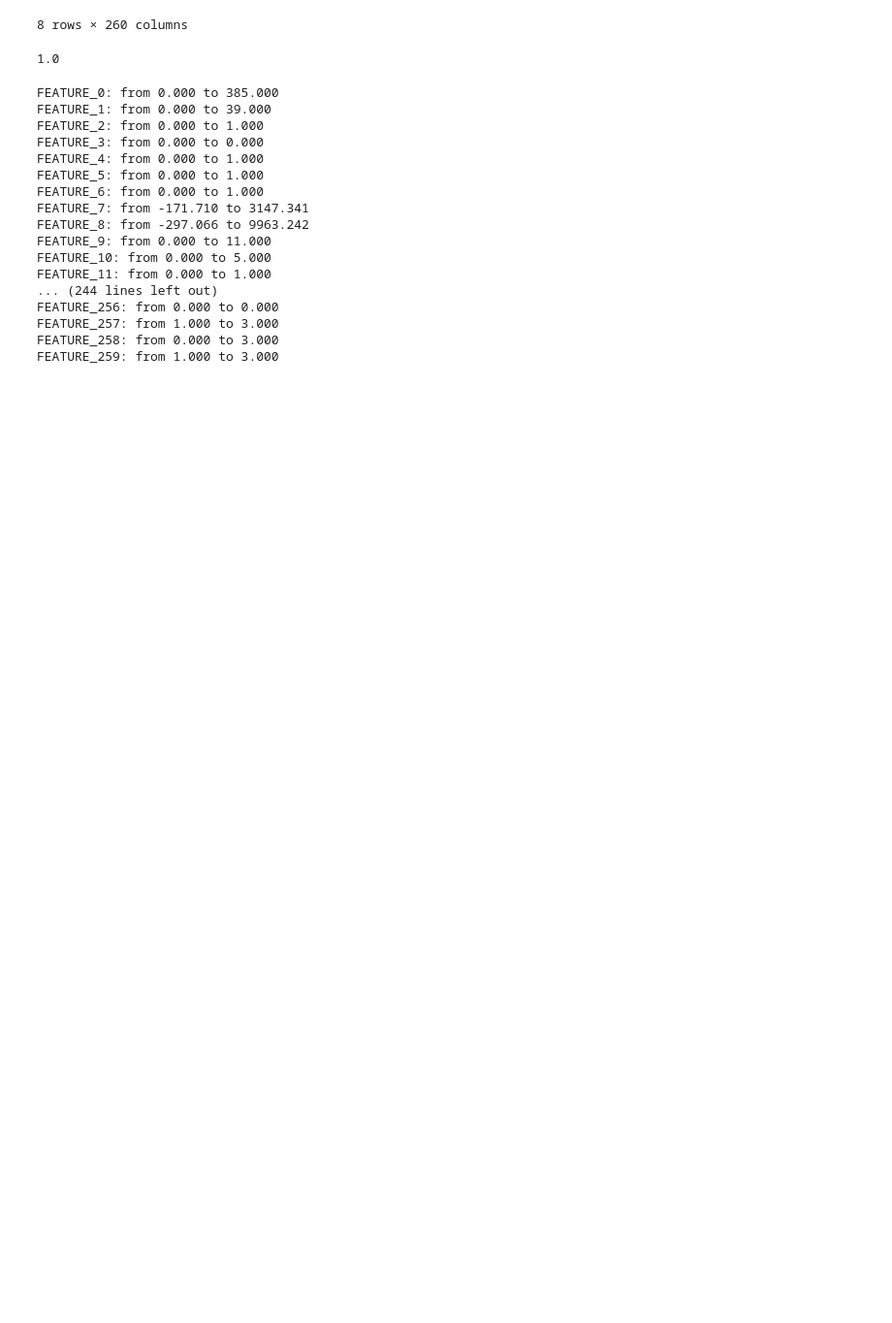
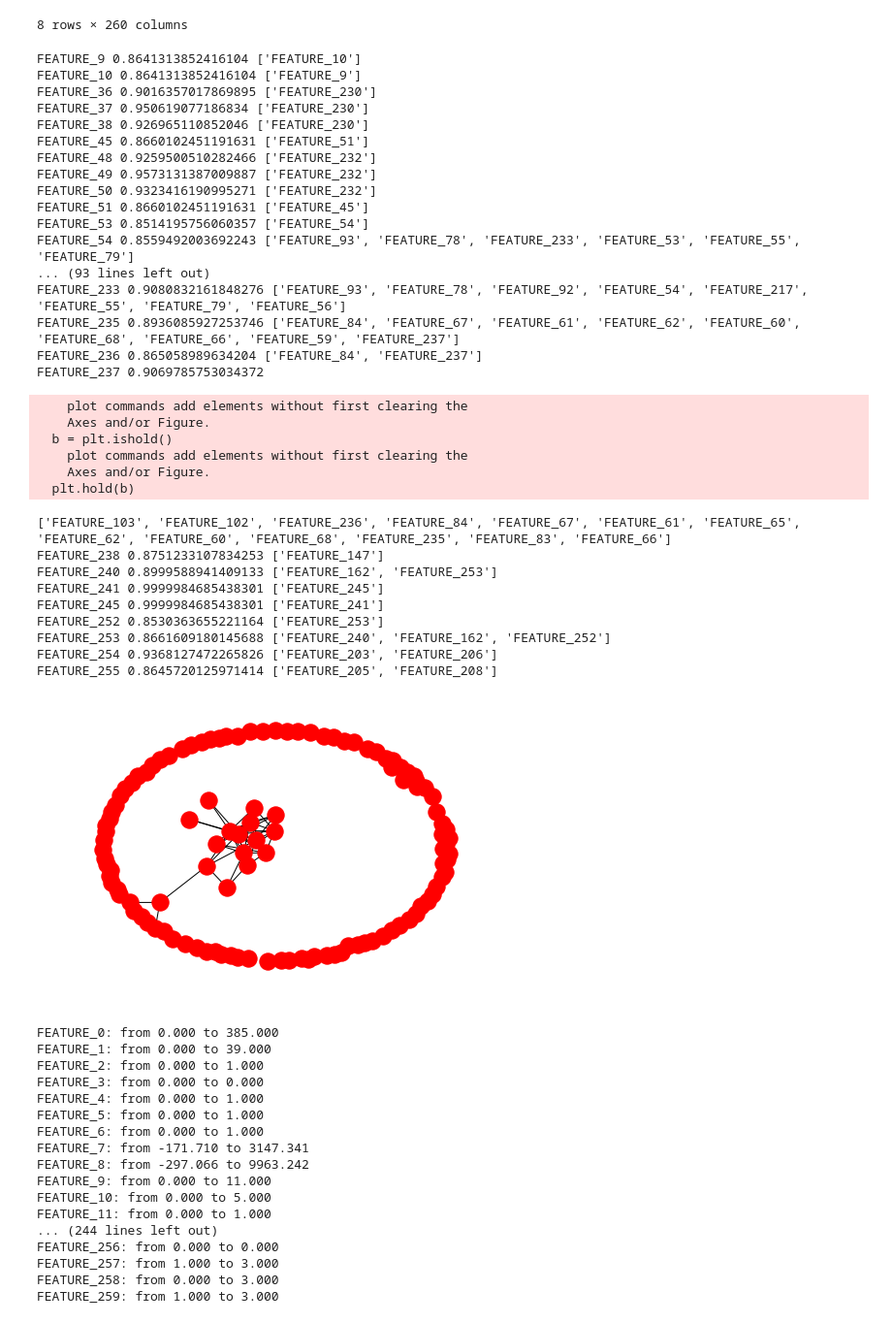
Before and after one commit to rtriangle/it_case_DJ, a Jupyter notebook: Untitled.ipynb, the cells around one changed output. Shown at 97% size. Drawn from its saved outputs; the diff is of its cells as text; code cells hidden in the pictures; blank space fills up the shorter version.

```diff
--- a/Untitled.ipynb
+++ b/Untitled.ipynb
@@ -9,15 +0,0 @@ def f(n, b):
-# %%
-def g(n, b):
-    q = (b + 1) / n
-    w = 1 - q
-    x = 1 + (n - b) / (n - b - 1)
-    x -= (b / (b + 1))**b * ((n - b) / (n-b-1))**(n-b)
-    x *= q**b * w**(n-b)
-    y = b / n * q**(b-1)* w**(n-b)
-    z = b / (2*n**2) * q**(b-2) * w**(n-b-1) * (2 - q)
-    t = (b+1) / (6*n**4) * q**(b-3) * w**(n-b-2) * (-b -2*b)
-    p = (b+1) / (24*n**4) * q**(b-4) * w**(n-b-3)* (n-b-1) * (-q * (8 + 8*q))
-    s = b / (120*n**5) * q**(b-5) * w**(n-b-4) * (3*(n-b-1)**2 * q**2 - 2*(n-b-1)*q * (23*w**2 + 7*w - 1))
-    return (x - y - z - t - p) / q**b / w**(n-b)
-
-    #return -p / q**b / w**(n-b)
@@ -89,7 +32,6 @@ X.describe()
 def print_correlated_features(cor_margin=0.9):
     corr_map = X.corr()
     g = nx.Graph()
-    cor_margin = 0.85
     for feature in features:
         if sum(corr_map[feature] > cor_margin) > 1:
             indexes = set(corr_map[feature][corr_map[feature] > cor_margin].index)
@@ -98,10 +40,42 @@ def print_correlated_features(cor_margin=0.9):
             for cor_feature in indexes:
                 g.add_edge(feature, cor_feature)
     nx.draw(g)
-# %%
-X['FEATURE_0'].median()
-# %% [output]
-1.0
+# %%
+print_correlated_features(cor_margin=0.8)
+# %% [output]
+FEATURE_9 0.8641313852416104 ['FEATURE_10']
+FEATURE_10 0.8641313852416104 ['FEATURE_9']
+FEATURE_36 0.9016357017869895 ['FEATURE_230']
+FEATURE_37 0.950619077186834 ['FEATURE_230']
+FEATURE_38 0.926965110852046 ['FEATURE_230']
+FEATURE_45 0.8660102451191631 ['FEATURE_51']
+FEATURE_48 0.9259500510282466 ['FEATURE_232']
+FEATURE_49 0.9573131387009887 ['FEATURE_232']
+FEATURE_50 0.9323416190995271 ['FEATURE_232']
+FEATURE_51 0.8660102451191631 ['FEATURE_45']
+FEATURE_53 0.8514195756060357 ['FEATURE_54']
+FEATURE_54 0.8559492003692243 ['FEATURE_93', 'FEATURE_78', 'FEATURE_233', 'FEATURE_53', 'FEATURE_55', 'FEATURE_79']
+... (93 lines left out)
+FEATURE_233 0.9080832161848276 ['FEATURE_93', 'FEATURE_78', 'FEATURE_92', 'FEATURE_54', 'FEATURE_217', 'FEATURE_55', 'FEATURE_79', 'FEATURE_56']
+FEATURE_235 0.8936085927253746 ['FEATURE_84', 'FEATURE_67', 'FEATURE_61', 'FEATURE_62', 'FEATURE_60', 'FEATURE_68', 'FEATURE_66', 'FEATURE_59', 'FEATURE_237']
+FEATURE_236 0.865058989634204 ['FEATURE_84', 'FEATURE_237']
+FEATURE_237 0.9069785753034372
+    plot commands add elements without first clearing the
+    Axes and/or Figure.
+  b = plt.ishold()
+    plot commands add elements without first clearing the
+    Axes and/or Figure.
+  plt.hold(b)
+['FEATURE_103', 'FEATURE_102', 'FEATURE_236', 'FEATURE_84', 'FEATURE_67', 'FEATURE_61', 'FEATURE_65', 'FEATURE_62', 'FEATURE_60', 'FEATURE_68', 'FEATURE_235', 'FEATURE_83', 'FEATURE_66']
+FEATURE_238 0.8751233107834253 ['FEATURE_147']
+FEATURE_240 0.8999588941409133 ['FEATURE_162', 'FEATURE_253']
+FEATURE_241 0.9999984685438301 ['FEATURE_245']
+FEATURE_245 0.9999984685438301 ['FEATURE_241']
+FEATURE_252 0.8530363655221164 ['FEATURE_253']
+FEATURE_253 0.8661609180145688 ['FEATURE_240', 'FEATURE_162', 'FEATURE_252']
+FEATURE_254 0.9368127472265826 ['FEATURE_203', 'FEATURE_206']
+FEATURE_255 0.8645720125971414 ['FEATURE_205', 'FEATURE_208']
+[figure, added]
 # %%
 def print_feature_bounds():
     for feature in features:
```
Also changed, not shown: parts of 13 cells of this notebook.
